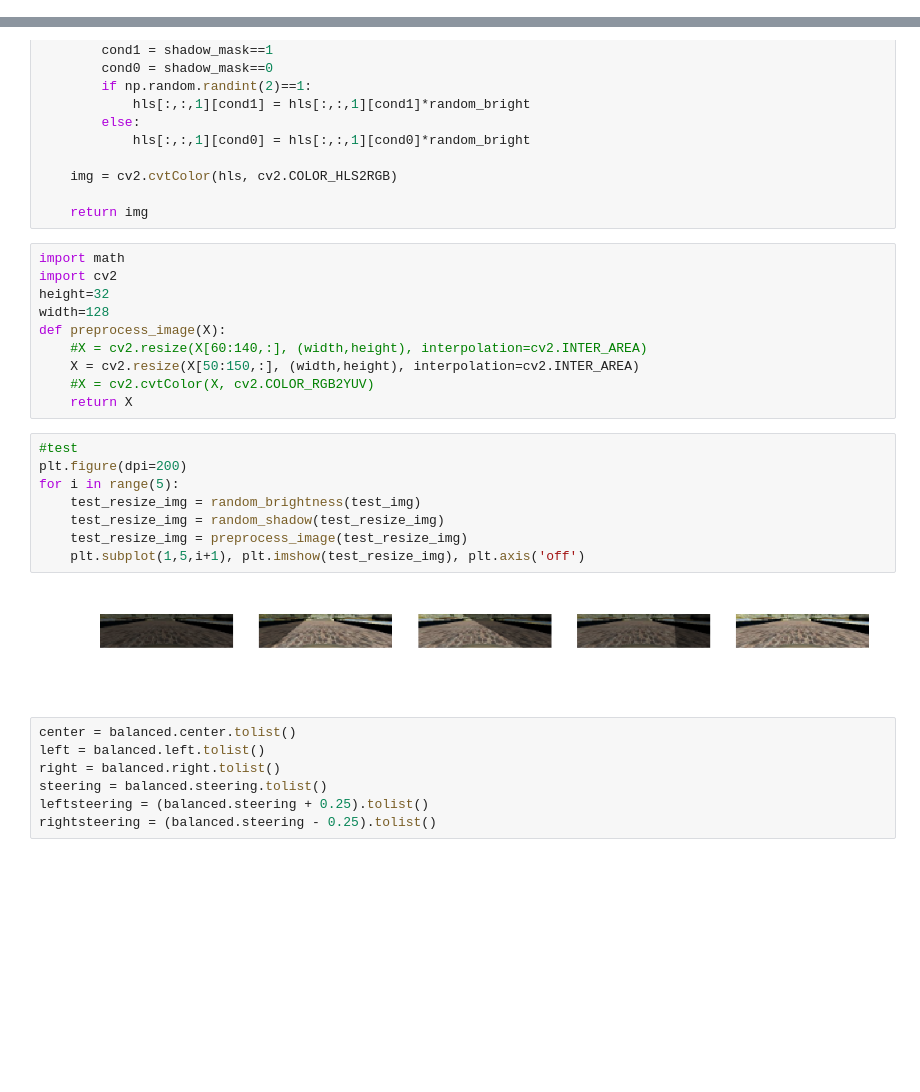
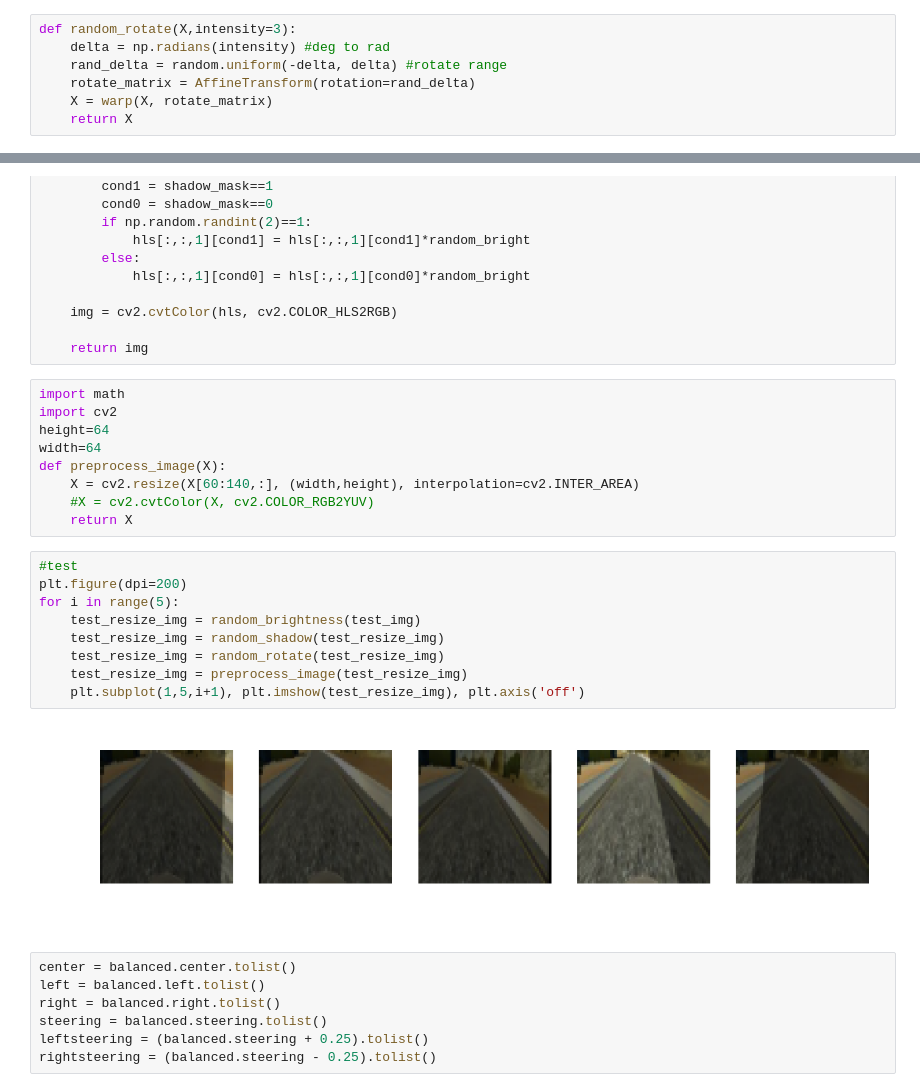
Before and after one commit to jaeoh2/self-driving-car-nd, a Jupyter notebook: CarND-Behavioral-Cloning-P3/Behavioral-Cloning.ipynb, the cells around one changed output, grey strips where cells are left out. Cells and saved outputs as stored; diff of their text form; blank space fills up the shorter version.

```diff
--- a/CarND-Behavioral-Cloning-P3/Behavioral-Cloning.ipynb
+++ b/CarND-Behavioral-Cloning-P3/Behavioral-Cloning.ipynb
@@ -145,3 +145,10 @@ plt.subplot(2,1,2), plt.imshow(test_fl_img), plt.axis('off'), plt.title(round(te
+# %%
+def random_rotate(X,intensity=3):
+    delta = np.radians(intensity) #deg to rad
+    rand_delta = random.uniform(-delta, delta) #rotate range
+    rotate_matrix = AffineTransform(rotation=rand_delta)
+    X = warp(X, rotate_matrix)
+    return X
 # %%
 def random_brightness(image):
     #Convert 2 HSV colorspace from RGB colorspace
@@ -179,23 +186,23 @@ def random_shadow(image):
 # %%
 import math
 import cv2
-height=32
-width=128
+height=64
+width=64
 def preprocess_image(X):
-    #X = cv2.resize(X[60:140,:], (width,height), interpolation=cv2.INTER_AREA)
-    X = cv2.resize(X[50:150,:], (width,height), interpolation=cv2.INTER_AREA)
+    X = cv2.resize(X[60:140,:], (width,height), interpolation=cv2.INTER_AREA)
     #X = cv2.cvtColor(X, cv2.COLOR_RGB2YUV)
     return X
 # %%
 #test
 plt.figure(dpi=200)
 for i in range(5):
     test_resize_img = random_brightness(test_img)
     test_resize_img = random_shadow(test_resize_img)
+    test_resize_img = random_rotate(test_resize_img)
     test_resize_img = preprocess_image(test_resize_img)
     plt.subplot(1,5,i+1), plt.imshow(test_resize_img), plt.axis('off')
 # %% [output]
-[figure, old version]
+[figure, new version]
 # %%
 center = balanced.center.tolist()
 left = balanced.left.tolist()
```
Also changed, not shown: parts of 20 cells of this notebook, 2 other files.
